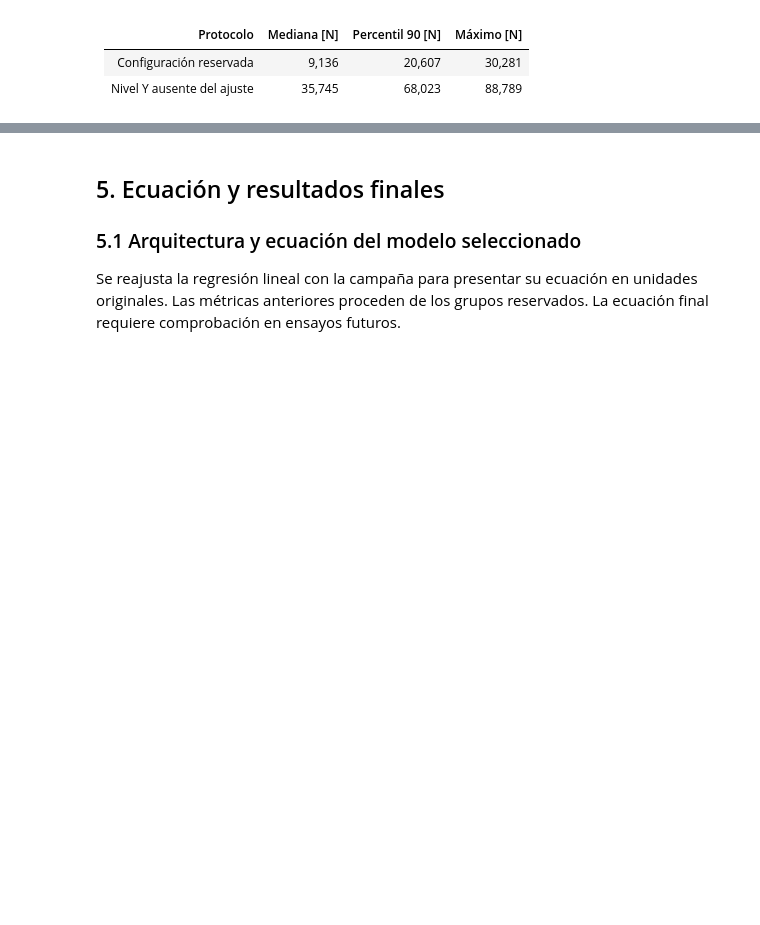
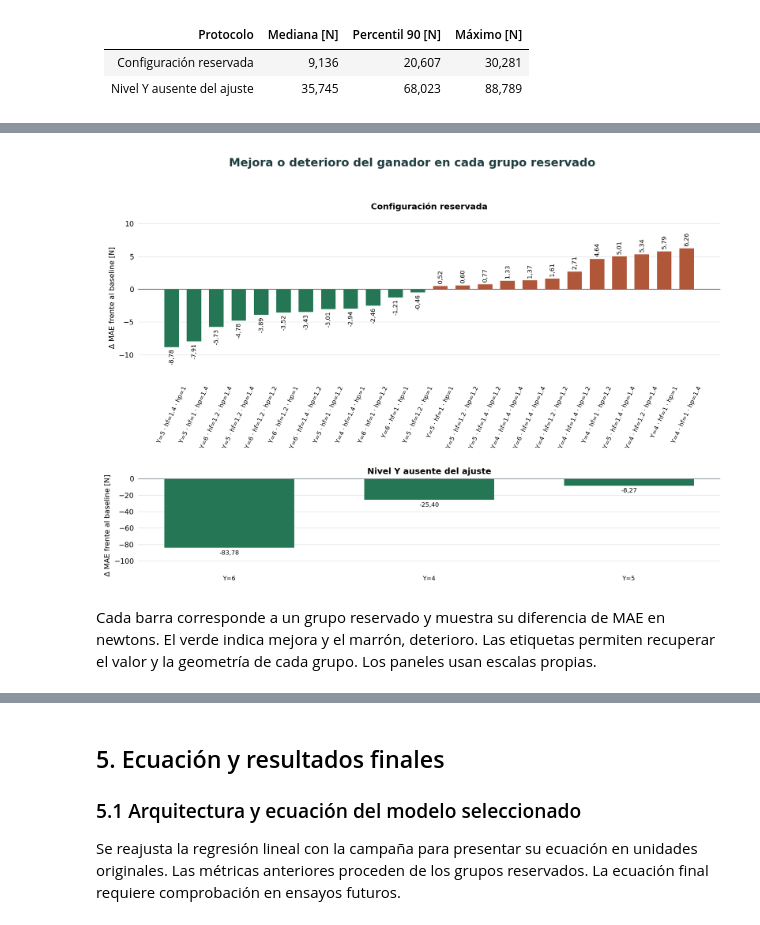
Before and after one commit to melissaaylasb-sudo/T02_MIA14_SeccionB, a Jupyter notebook: notebooks/Comparativa_6_Modelos_Regresion_Pantograficas.ipynb, the cells around one changed output, grey strips where cells are left out. Saved outputs shown, nothing was run; the diff lists cells and outputs as text; code cells hidden in the pictures; blank space fills up the shorter version.

```diff
--- a/notebooks/Comparativa_6_Modelos_Regresion_Pantograficas.ipynb
+++ b/notebooks/Comparativa_6_Modelos_Regresion_Pantograficas.ipynb
@@ -284,0 +387,6 @@ vista.mostrar_resumen_errores(analisis.predicciones_ganador)
+# %%
+graficas.mostrar(graficas.mejora_por_grupo, detalle["grupos"])
+# %% [output]
+[figure, added]
+# %% [markdown]
+Cada barra corresponde a un grupo reservado y muestra su diferencia de MAE en newtons. El verde indica mejora y el marrón, deterioro. Las etiquetas permiten recuperar el valor y la geometría de cada grupo. Los paneles usan escalas propias.
```
Also changed, not shown: parts of 36 cells of this notebook, 3 other files.
